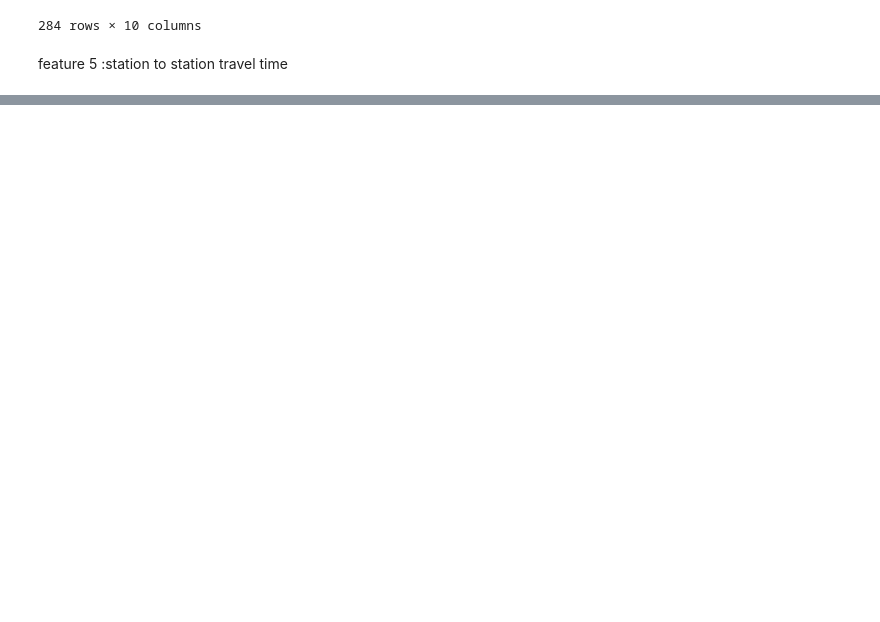
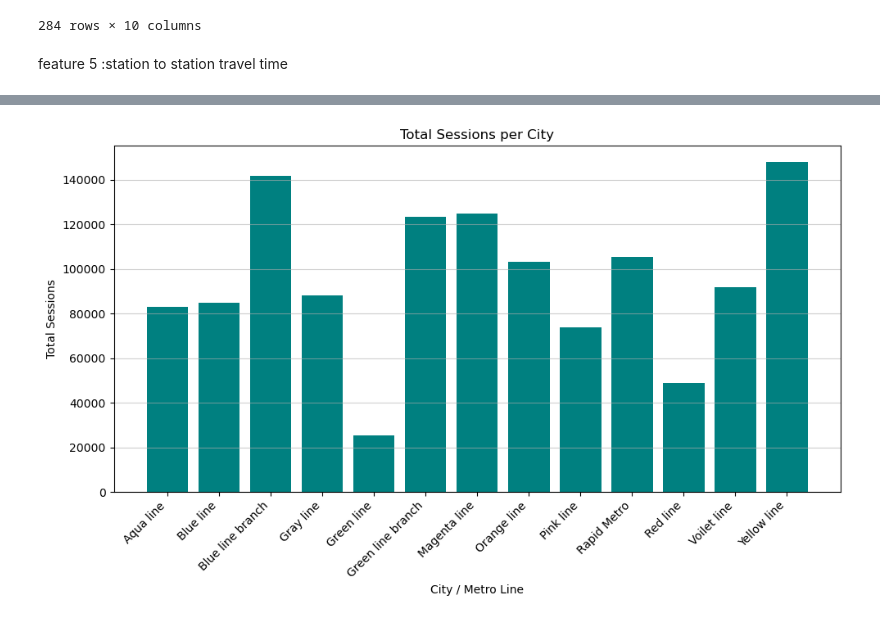
Before and after one commit to bhavyethakkar-01/dumy-data, a Jupyter notebook: practice_delhi_metro.ipynb, the cells around one changed output, grey strips where cells are left out. Cells and saved outputs as stored; diff of their text form; code cells hidden in the pictures; blank space fills up the shorter version.

```diff
--- a/practice_delhi_metro.ipynb
+++ b/practice_delhi_metro.ipynb
@@ -213,0 +260,12 @@ plt.show()
+# %%
+plt.figure(figsize=(10, 6))
+plt.bar(city_data["Metro Line"], city_data["Total Sessions"], color="teal")
+plt.xticks(rotation = 45, ha = "right")
+plt.xlabel("City / Metro Line")
+plt.ylabel("Total Sessions")
+plt.title("Total Sessions per City")
+plt.grid(axis='y', linestyle='-', alpha=0.6)
+plt.tight_layout()
+plt.show()
+# %% [output]
+[figure, added]
```
Also changed, not shown: parts of 8 cells of this notebook.
